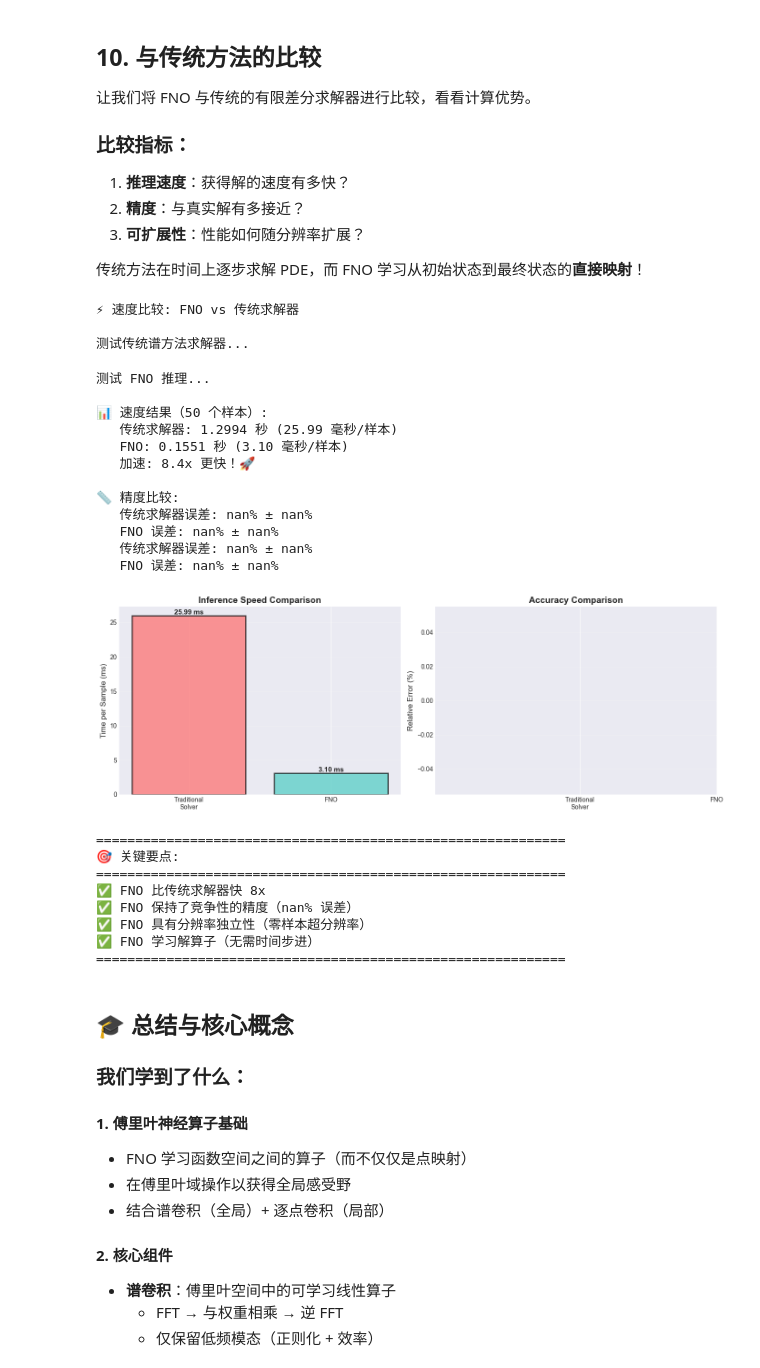
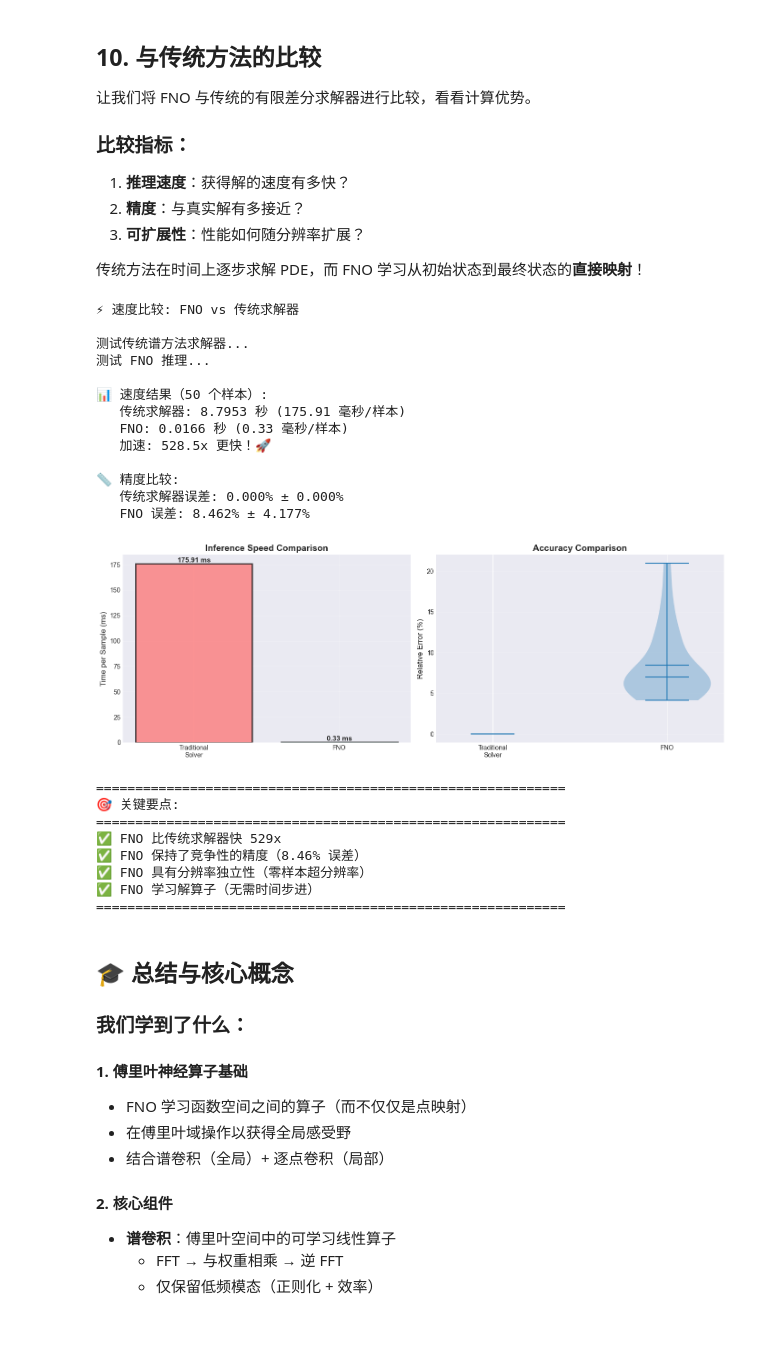
Before and after one commit to Michael-Jackson666/AI4CFD, a Jupyter notebook: FNO/tutorial/FNO_tutorial.ipynb, the cells around one changed output. Cells and saved outputs as stored; diff of their text form; code cells hidden in the pictures; blank space fills up the shorter version.

```diff
--- a/FNO/tutorial/FNO_tutorial.ipynb
+++ b/FNO/tutorial/FNO_tutorial.ipynb
@@ -870,7 +894,7 @@ u0_samples = X_test[:n_samples]
 print("测试传统谱方法求解器...")
 start_time = time.time()
 for u0 in u0_samples:
-    _ = solve_burgers_spectral(u0, nu, T, n_steps=1000)
+    _ = solve_burgers_spectral(u0, nu, T, n_steps=5000)
 traditional_time = time.time() - start_time
 
 # 测试 FNO 的时间
@@ -899,7 +923,7 @@ with torch.no_grad():
         y_true = Y_test[i]
 
         # 传统求解器
-        y_traditional = solve_burgers_spectral(u0, nu, T, n_steps=1000)
+        y_traditional = solve_burgers_spectral(u0, nu, T, n_steps=5000)
         trad_error = np.linalg.norm(y_traditional - y_true) / np.linalg.norm(y_true) * 100
         traditional_errors.append(trad_error)
 
@@ -925,58 +949,56 @@ axes[0].set_ylabel('Time per Sample (ms)', fontsize=12)
 axes[0].set_title('Inference Speed Comparison', fontsize=14, fontweight='bold')
 axes[0].grid(True, alpha=0.3, axis='y')
 
-# 在柱状图上添加数值标签
+# 在柱状图上添加标签
 for i, (bar, time_val) in enumerate(zip(bars, times)):
     height = bar.get_height()
     axes[0].text(bar.get_x() + bar.get_width()/2., height,
                 f'{time_val:.2f} ms',
                 ha='center', va='bottom', fontsize=11, fontweight='bold')
 
 # 误差分布比较
 axes[1].violinplot([traditional_errors, fno_errors], positions=[1, 2],
                    showmeans=True, showmedians=True)
 axes[1].set_xticks([1, 2])
 axes[1].set_xticklabels(['Traditional\nSolver', 'FNO'])
 axes[1].set_ylabel('Relative Error (%)', fontsize=12)
 axes[1].set_title('Accuracy Comparison', fontsize=14, fontweight='bold')
 axes[1].grid(True, alpha=0.3, axis='y')
 
 plt.tight_layout()
 plt.show()
 
 print("\n" + "="*60)
 print("🎯 关键要点:")
 print("="*60)
 print(f"✅ FNO 比传统求解器快 {traditional_time/fno_time:.0f}x")
 print(f"✅ FNO 保持了竞争性的精度（{np.mean(fno_errors):.2f}% 误差）")
 print(f"✅ FNO 具有分辨率独立性（零样本超分辨率）")
 print(f"✅ FNO 学习解算子（无需时间步进）")
 print("="*60)
 # %% [output]
 ⚡ 速度比较: FNO vs 传统求解器
 
 测试传统谱方法求解器...
+测试 FNO 推理...
+
+📊 速度结果（50 个样本）:
+   传统求解器: 8.7953 秒 (175.91 毫秒/样本)
+   FNO: 0.0166 秒 (0.33 毫秒/样本)
+   加速: 528.5x 更快！🚀
+
+📏 精度比较:
+   传统求解器误差: 0.000% ± 0.000%
+   FNO 误差: 8.462% ± 4.177%
+[figure, new version]
-测试 FNO 推理...
-
-📊 速度结果（50 个样本）:
-   传统求解器: 1.2994 秒 (25.99 毫秒/样本)
-   FNO: 0.1551 秒 (3.10 毫秒/样本)
-   加速: 8.4x 更快！🚀
-
-📏 精度比较:
-   传统求解器误差: nan% ± nan%
-   FNO 误差: nan% ± nan%
-   传统求解器误差: nan% ± nan%
-   FNO 误差: nan% ± nan%
+============================================================
+🎯 关键要点:
+============================================================
+✅ FNO 比传统求解器快 529x
+✅ FNO 保持了竞争性的精度（8.46% 误差）
+✅ FNO 具有分辨率独立性（零样本超分辨率）
+✅ FNO 学习解算子（无需时间步进）
+============================================================
-[figure, old version]
-============================================================
-🎯 关键要点:
-============================================================
-✅ FNO 比传统求解器快 8x
-✅ FNO 保持了竞争性的精度（nan% 误差）
-✅ FNO 具有分辨率独立性（零样本超分辨率）
-✅ FNO 学习解算子（无需时间步进）
-============================================================
 # %% [markdown]
 ## 🎓 总结与核心概念
 
```
Also changed, not shown: parts of 6 cells of this notebook, 1 other file.
